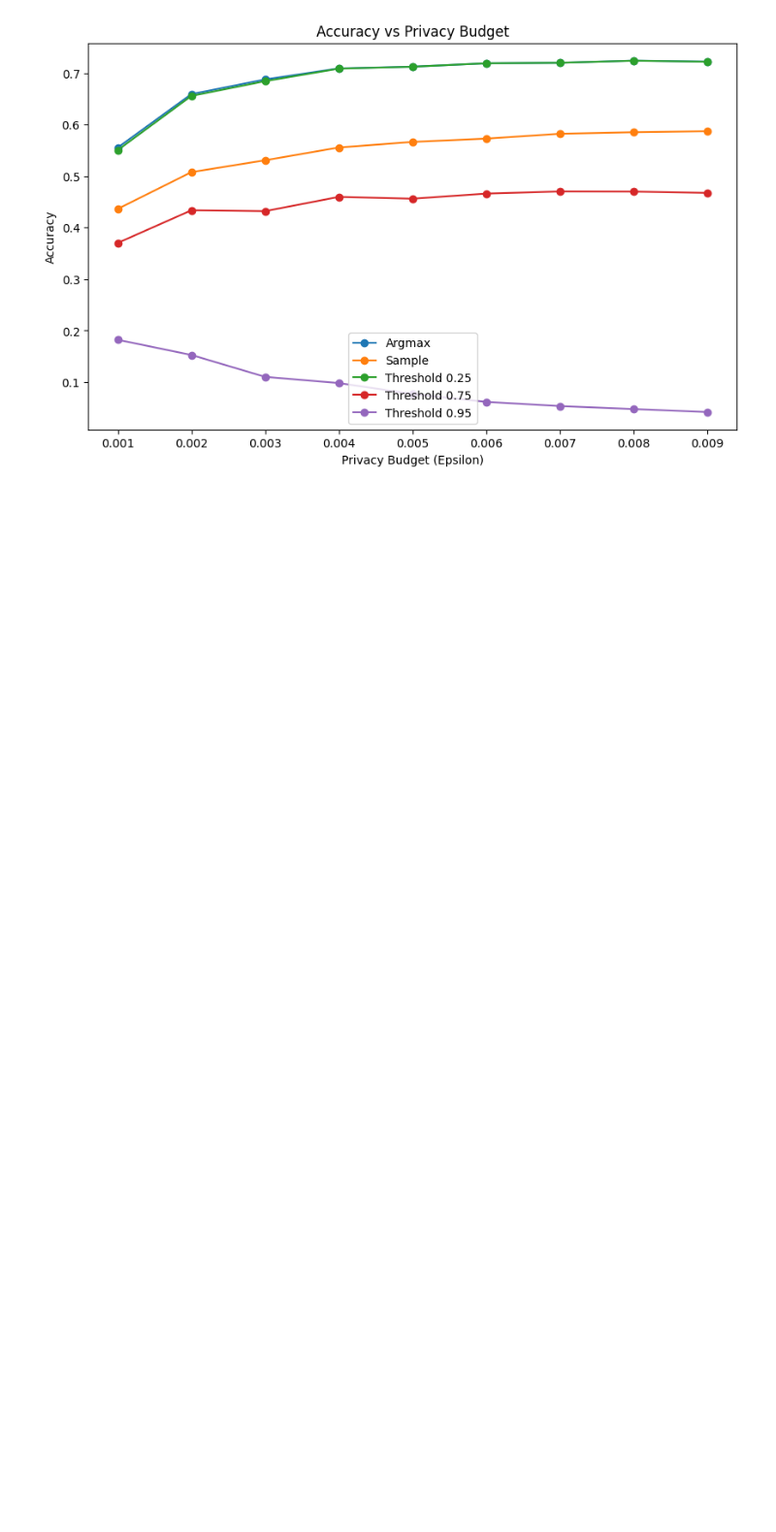
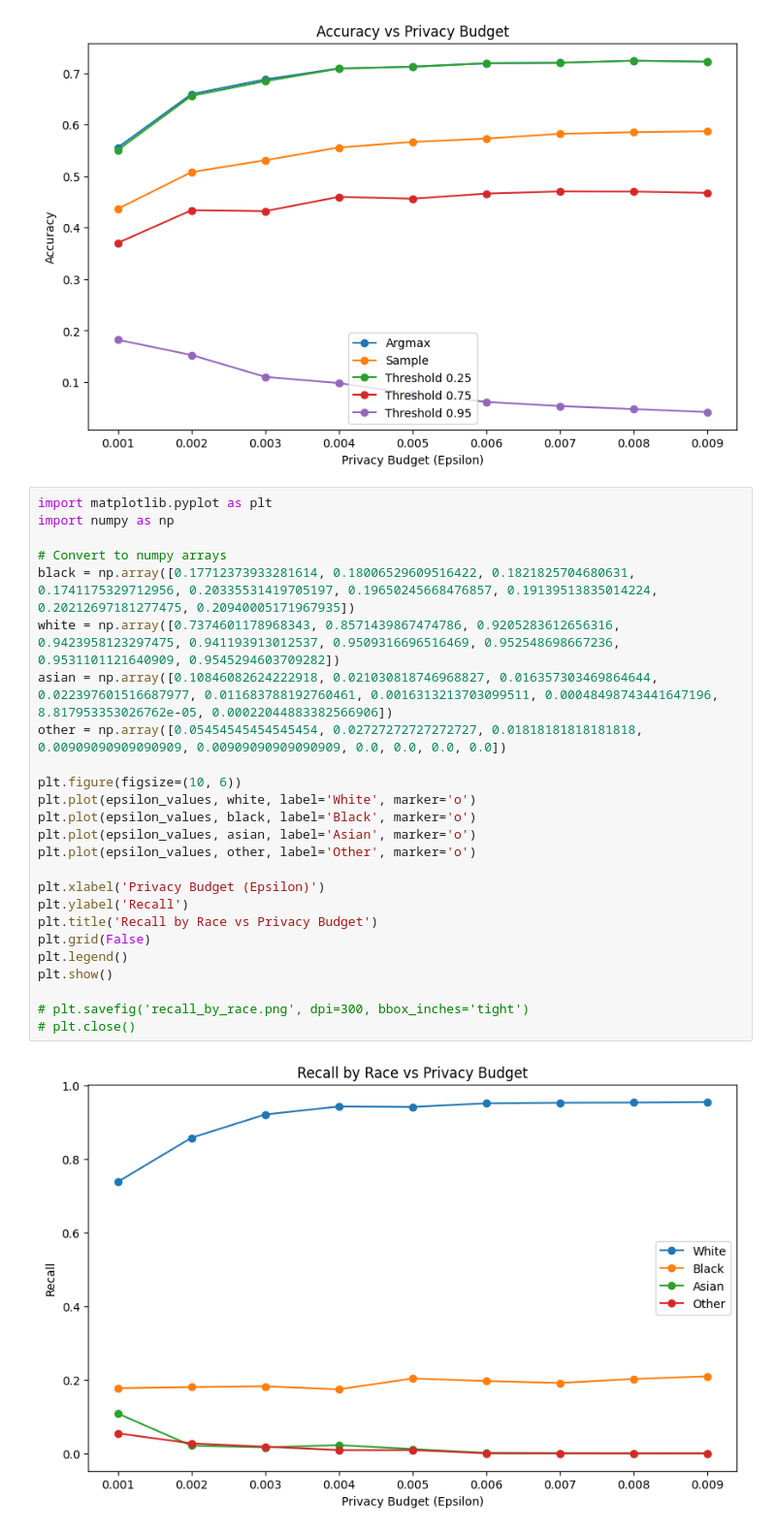
Before and after one commit to DingerDave/RobustFinalProject, a Jupyter notebook: visualize.ipynb, the cells around one changed output. Shown at 97% size. Saved outputs shown, nothing was run; the diff lists cells and outputs as text; blank space fills up the shorter version.

```diff
--- a/visualize.ipynb
+++ b/visualize.ipynb
@@ -67,3 +73,30 @@ plt.show()
 # plt.close()
 # %% [output]
 [figure]
+# %%
+import matplotlib.pyplot as plt
+import numpy as np
+
+# Convert to numpy arrays
+black = np.array([0.17712373933281614, 0.18006529609516422, 0.1821825704680631, 0.1741175329712956, 0.20335531419705197, 0.19650245668476857, 0.19139513835014224, 0.20212697181277475, 0.20940005171967935])
+white = np.array([0.7374601178968343, 0.8571439867474786, 0.9205283612656316, 0.9423958123297475, 0.941193913012537, 0.9509316696516469, 0.952548698667236, 0.9531101121640909, 0.9545294603709282])
+asian = np.array([0.10846082624222918, 0.021030818746968827, 0.016357303469864644, 0.022397601516687977, 0.011683788192760461, 0.0016313213703099511, 0.00048498743441647196, 8.817953353026762e-05, 0.00022044883382566906])
+other = np.array([0.05454545454545454, 0.02727272727272727, 0.01818181818181818, 0.00909090909090909, 0.00909090909090909, 0.0, 0.0, 0.0, 0.0])
+
+plt.figure(figsize=(10, 6))
+plt.plot(epsilon_values, white, label='White', marker='o')
+plt.plot(epsilon_values, black, label='Black', marker='o')
+plt.plot(epsilon_values, asian, label='Asian', marker='o')
+plt.plot(epsilon_values, other, label='Other', marker='o')
+
+plt.xlabel('Privacy Budget (Epsilon)')
+plt.ylabel('Recall')
+plt.title('Recall by Race vs Privacy Budget')
+plt.grid(False)
+plt.legend()
+plt.show()
+
+# plt.savefig('recall_by_race.png', dpi=300, bbox_inches='tight')
+# plt.close()
+# %% [output]
+[figure, added]
```
Also changed, not shown: parts of 3 cells of this notebook.
